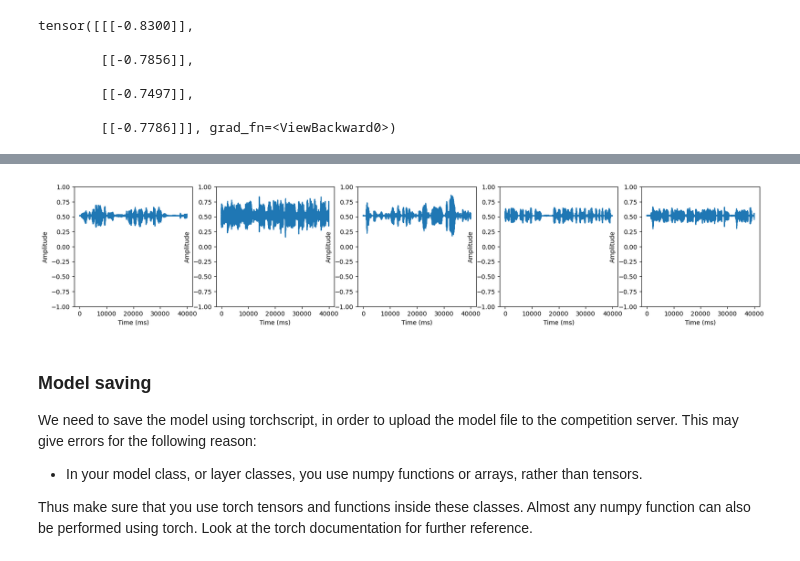
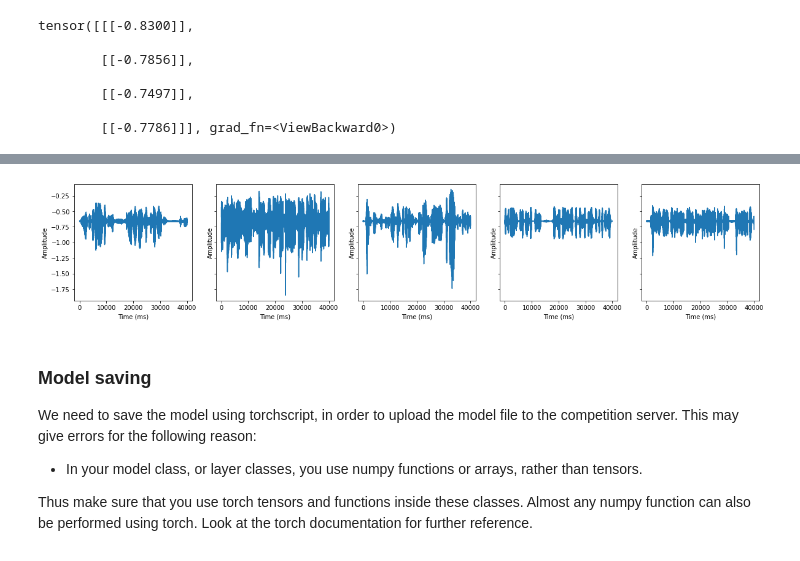
Before and after one commit to Floppy-vK/Language-ID, a Jupyter notebook: skeleton.ipynb, the cells around one changed output, grey strips where cells are left out. Drawn from its saved outputs; the diff is of its cells as text; code cells hidden in the pictures.

```diff
--- a/skeleton.ipynb
+++ b/skeleton.ipynb
@@ -122,30 +122,29 @@ tensor_X_train = torch.tensor(X_train)
 normalized_tensor = normalization(tensor_X_train)
 normalized_array = np.array(normalized_tensor)
 # %%
-indecies = [15,16,17,18,19]
+indexes = [15,16,17,18,19]
 
 fig, axes = plt.subplots(1,5, figsize = (20,3.5))
 
-for ax, audio_index in zip(axes,indecies):
+for ax, audio_index in zip(axes,indexes):
     ax.set(ylim=(-1, 1))
     ax.plot(time, X_train[audio_index])
     ax.set_xlabel('Time (ms)')
     ax.set_ylabel('Amplitude')
 
 #indexes_random = np.random.choice(6000, 5)
 
 time = np.linspace(0, 39999, 40000)
 
-fig, axes = plt.subplots(1,5, figsize = (20,3.5))
+fig, axes = plt.subplots(1,5, figsize = (20,3.5), sharey=True)
 
-for ax, audio_index in zip(axes,indecies):
-    ax.set(ylim=(-1, 1))
+for ax, audio_index in zip(axes,indexes):
     ax.plot(time, normalized_array[audio_index])
     ax.set_xlabel('Time (ms)')
     ax.set_ylabel('Amplitude')
 # %% [output]
 [figure]
-[figure, old version]
+[figure, new version]
 # %% [markdown]
 ### Model saving
 
```
